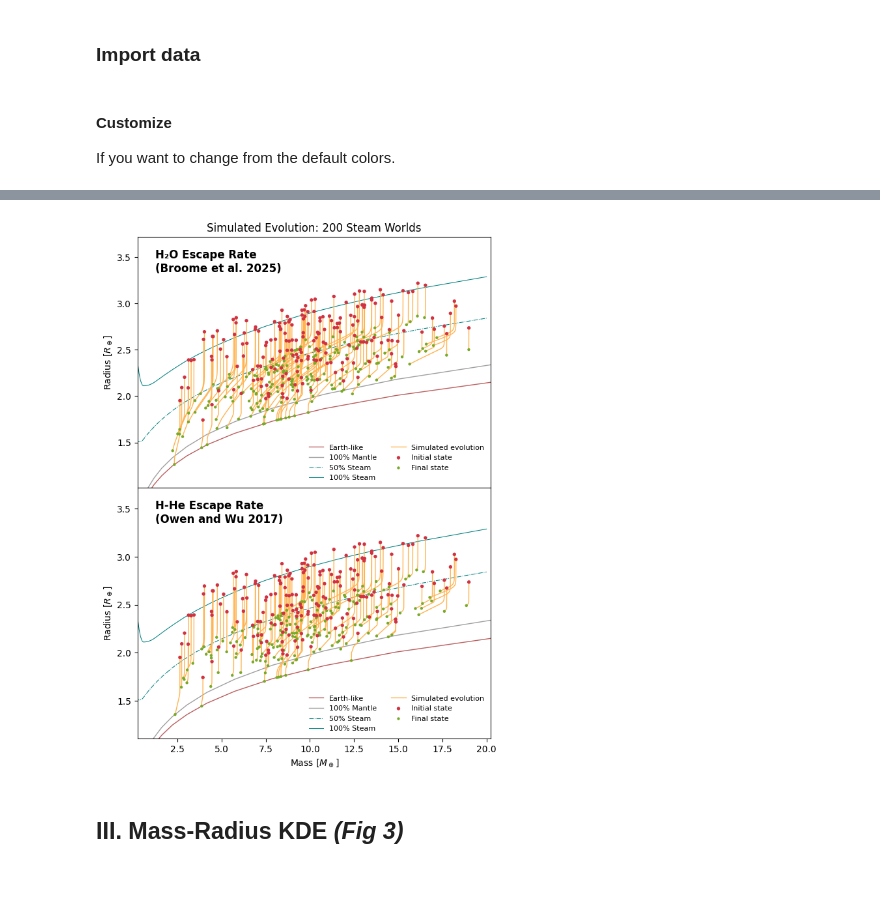
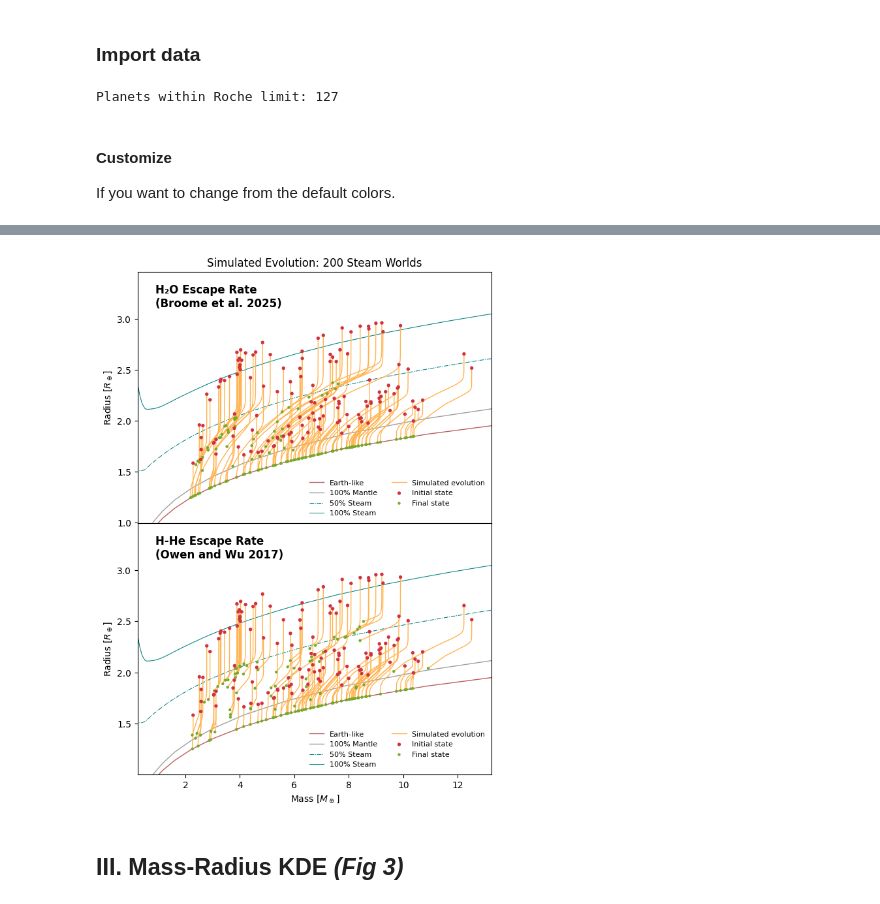
Before and after one commit to emersontao/waterworlder, a Jupyter notebook: paper_plots.ipynb, the cells around one changed output, grey strips where cells are left out. Saved outputs shown, nothing was run; the diff lists cells and outputs as text; code cells hidden in the pictures.

```diff
--- a/paper_plots.ipynb
+++ b/paper_plots.ipynb
@@ -24,14 +24,17 @@ import pandas as pd
 # Number of planets to have on plots (trails or KDE)
 planets_plotted = 200 #DEFAULT: 200
 
+# In all the study, skip planets that are initially below the Roche limit. Has priority over skips below.
+skip_roche=True
 # In trails plot, show with small oranges crosses (x) the points that have non-zero error code (in terms of wind-ae)
 show_err_trails=True
 # In trails plot, skip trails where *any* point has non-zero error (unreliable evolution)
 skip_err_trails=True
 # In KDE plot, skip planets where *any* point has non-zero error (unreliable evolution)
-skip_err_kde=True
+skip_err_kde=False
+
 # Label to add at the end plots filenames
-fname_label='_noerr'
+fname_label='_final'
 
 # Data folder
 # data_folder = "paper/"
@@ -217,7 +220,15 @@ filepath = data_folder+identifier
 savepath = "paper/plots" #where we're saving our plots
 
 population_file = filepath + '/5000_xp_gp_data.csv'
-planetnum, mp_gp, rp_gp, period_gp = np.loadtxt(population_file, usecols=(0,1,2,11), skiprows=1,unpack=True)
+planetnum, mp_gp, rp_gp, sep_gp, period_gp, mstar_gp = np.loadtxt(population_file, usecols=(0,1,2,10,11,13), skiprows=1,unpack=True)
+
+# calculate roche radius (reminder: all values above are in SI)
+# create a mask of planets within Roche lim
+r_roche_gp = rp_gp * (2*mstar_gp /mp_gp )**(1.0/3.0)
+mask_roche = sep_gp < r_roche_gp
+print(f"Planets within Roche limit: {mask_roche.sum()}")
+# %% [output]
+Planets within Roche limit: 127
 # %% [markdown]
 #### Customize
 If you want to change from the default colors.
@@ -262,6 +273,10 @@ while cnt_plotted < planets_plotted:
     else:
         label=None
 
+    if planetnum>5000:
+        print(f"Warning: could not find {planets_plotted} valid planets to plot.\nOnly {cnt_plotted} are shown.")
+        break
+
     H2O_data = f'{filepath}/H2O/planet_{planetnum}-{n_planets}_evolution_data.csv' #imported in Earth units
     H2O_time_arr, H2O_mp_arr, H2O_rp_arr, H2O_wmf_arr, H2O_mdot_arr, H2O_err_arr = np.loadtxt(H2O_data,usecols=(0,1,2,3,5,6),unpack=True) #,skiprows=1
 
@@ -271,6 +286,12 @@ while cnt_plotted < planets_plotted:
     # mask knowing where the evolution curve has errors
     mask_err_H2O = (H2O_err_arr > 0)
     mask_err_HHe = (HHe_err_arr > 0)
+
+    # skipping planets initially within Roche limit
+    if skip_roche:
+        if mask_roche[planetnum-1]:
+            planetnum += 1
+            continue
 
     # if we asked to skip a planet with errors and there are errors, continue to next planet
     flag_skip = ((mask_err_H2O.sum() > 0) or (mask_err_HHe.sum() > 0))
@@ -315,12 +336,33 @@ while cnt_plotted < planets_plotted:
     # ax[1].plot(HHe_mp_arr[0]/M_e, HHe_rp_arr[0]/R_e,  c='#D13242', alpha=1, markersize=200, markeredgecolor='none', zorder=50)
     # ax[1].plot(HHe_mp_arr[-1]/M_e, HHe_rp_arr[-1]/R_e,  c='#76AA27', alpha=1, markersize=15, markeredgecolor='none', zorder=50)
 
-    ax[0].plot(H2O_mp_arr/M_e, H2O_rp_arr/R_e, c="#FFB451", label=label, linewidth=1)
-    ax[1].plot(HHe_mp_arr/M_e, HHe_rp_arr/R_e, c='#FFB451', label=label, linewidth=1)
-    if show_err_trails: ax[0].scatter(H2O_mp_arr[mask_err_H2O]/M_e, H2O_rp_arr[mask_err_H2O]/R_e, c="#FFB451", marker="x",s=5)
-    if show_err_trails: ax[1].scatter(HHe_mp_arr[mask_err_HHe]/M_e, HHe_rp_arr[mask_err_HHe]/R_e, c="#FFB451", marker="x",s=5)
+    # shows all paths, and errors using crosses
+    #ax[0].plot(H2O_mp_arr/M_e, H2O_rp_arr/R_e, c="#FFB451", label=label, linewidth=1)
+    #ax[1].plot(HHe_mp_arr/M_e, HHe_rp_arr/R_e, c='#FFB451', label=label, linewidth=1)
+    #if show_err_trails: ax[0].scatter(H2O_mp_arr[mask_err_H2O]/M_e, H2O_rp_arr[mask_err_H2O]/R_e, c="#FFB451", marker="x",s=5)
+    #if show_err_trails: ax[1].scatter(HHe_mp_arr[mask_err_HHe]/M_e, HHe_rp_arr[mask_err_HHe]/R_e, c="#FFB451", marker="x",s=5)
+
+    # shows valid as solid line, invalid as dashed
+    if show_err_trails:
+        # check if the trail has fails
+        if mask_err_H2O.sum() > 0:
+            ax[0].plot(H2O_mp_arr/M_e, H2O_rp_arr/R_e, c="#FFB451", linewidth=1, ls='--')
+        else:
+            ax[0].plot(H2O_mp_arr/M_e, H2O_rp_arr/R_e, c="#FFB451", linewidth=1, ls='-')
+
+        if mask_err_HHe.sum() > 0:
+            ax[1].plot(HHe_mp_arr/M_e, HHe_rp_arr/R_e, c="#FFB451", linewidth=1, ls='--')
+        else:
+            ax[1].plot(HHe_mp_arr/M_e, HHe_rp_arr/R_e, c="#FFB451", linewidth=1, ls='-')
+    else:
+        ax[0].plot(H2O_mp_arr/M_e, H2O_rp_arr/R_e, c="#FFB451", linewidth=1)
+        ax[1].plot(HHe_mp_arr/M_e, HHe_rp_arr/R_e, c='#FFB451', linewidth=1)
     planetnum += 1
     cnt_plotted += 1
+
+# line for legend
+ax[0].plot(-1, -1, c="#FFB451", label="Simulated evolution", linewidth=1, ls='-')
+ax[1].plot(-1, -1, c="#FFB451", label="Simulated evolution", linewidth=1, ls='-')
 
 #doesn't include a double failsafe, will be a future feature
 for i in range(FAIL):
@@ -364,14 +406,14 @@ for i in range(FAIL):
 ymin = min(H2O_fin_rp)/R_e - 0.25
 ymax = max(H2O_init_rp)/R_e + 0.5
 ax[0].set_title(f"Simulated Evolution: {planets_plotted} Steam Worlds")
-ax[0].set(xlim=(0.25,20.25), xticks=[], ylim=(ymin,ymax), ylabel=r'Radius [$R_\oplus$]')
+ax[0].set(xlim=(0.25,13.25), xticks=[], ylim=(ymin,ymax), ylabel=r'Radius [$R_\oplus$]')
 ax[0].scatter(H2O_init_mp/M_e, H2O_init_rp/R_e, c='#D13242', alpha=1, s=15, edgecolor='none', zorder=50, label='Initial state')
 ax[0].scatter(H2O_fin_mp/M_e, H2O_fin_rp/R_e, c='#76AA27', alpha=1, s=10, edgecolor='none', zorder=30, label='Final state')
 ax[0].legend(loc='lower right', ncols=2, fontsize=8,frameon=False)
 
 ymin = min(HHe_fin_rp)/R_e - 0.25
 ymax = max(HHe_init_rp)/R_e + 0.5
-ax[1].set(xlim=(0.25,20.25), ylim=(ymin,ymax), xlabel=r'Mass [$M_\oplus$]', ylabel=r'Radius [$R_\oplus$]')
+ax[1].set(xlim=(0.25,13.25), ylim=(ymin,ymax), xlabel=r'Mass [$M_\oplus$]', ylabel=r'Radius [$R_\oplus$]')
 ax[1].scatter(HHe_init_mp/M_e, HHe_init_rp/R_e, c='#D13242', alpha=1, s=15, edgecolor='none', zorder=50, label='Initial state')
 ax[1].scatter(HHe_fin_mp/M_e, HHe_fin_rp/R_e, c='#76AA27', alpha=1, s=10, edgecolor='none', zorder=30, label='Final state')
 ax[1].legend(loc='lower right', ncols=2, fontsize=8, frameon=False)
@@ -382,4 +426,4 @@ plt.show()
-[figure, old version]
+[figure, new version]
 # %% [markdown]
 ## III. Mass-Radius KDE _(Fig 3)_
 # %% [markdown]
```
Also changed, not shown: parts of 15 cells of this notebook, 20 other files.
